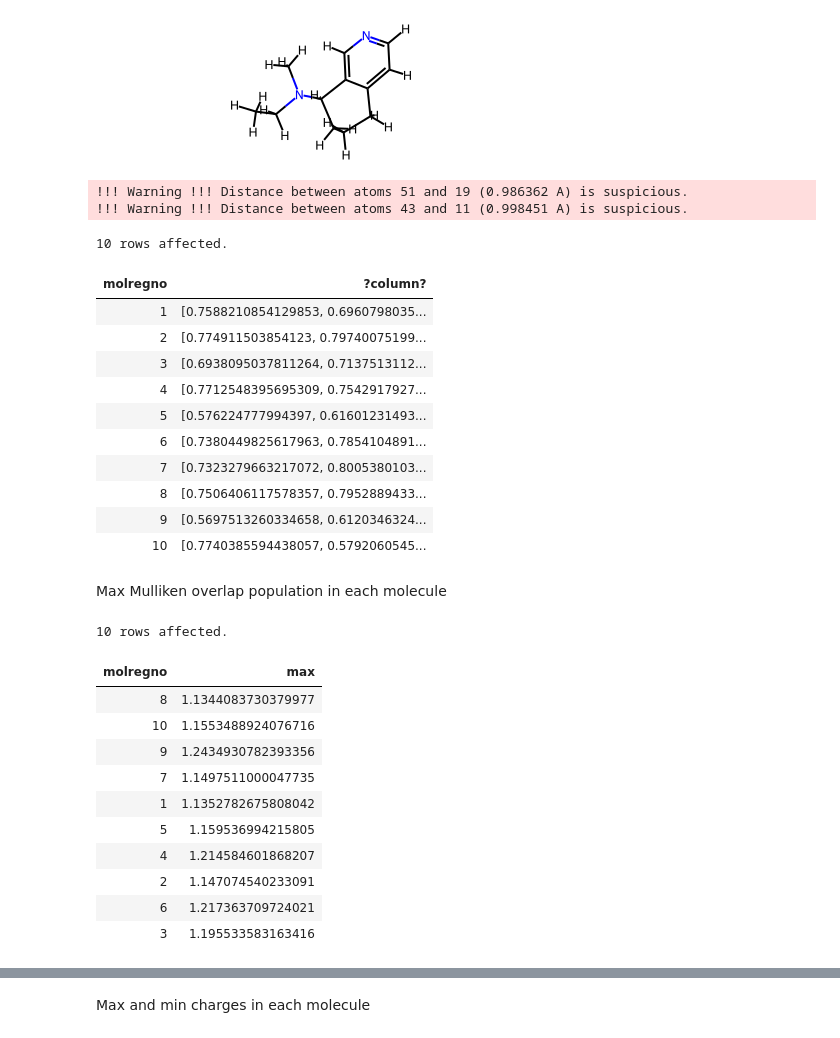
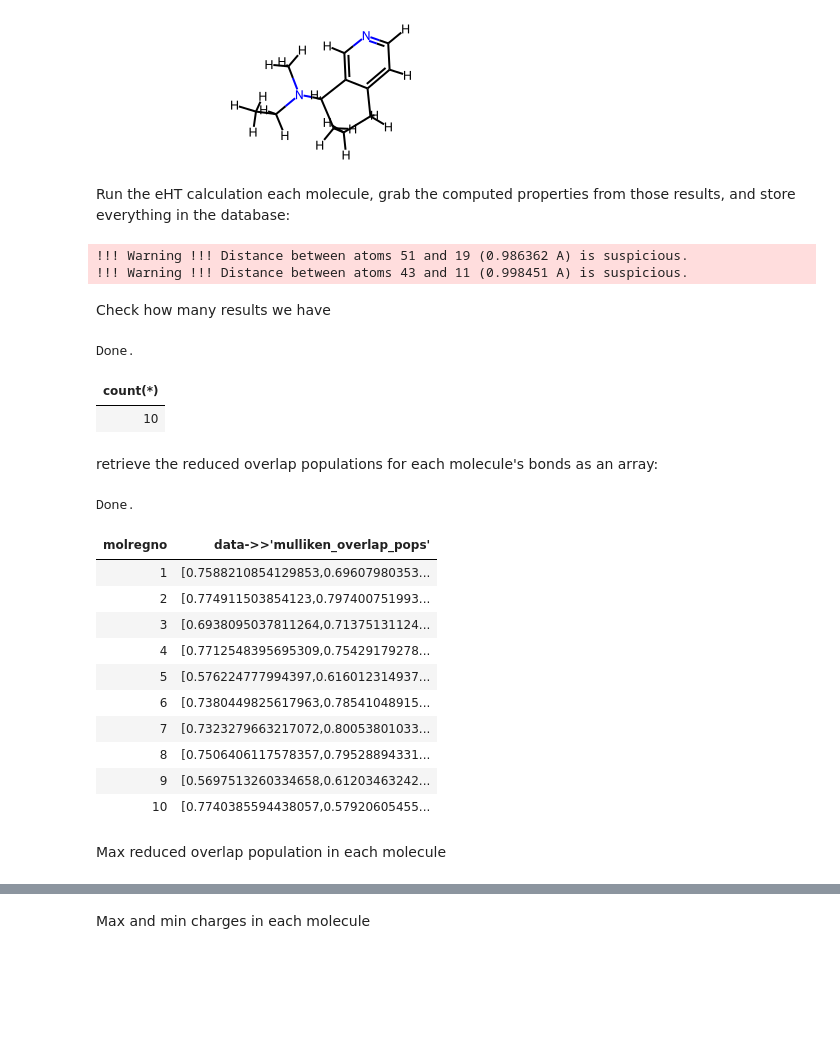
Before and after one commit to rinikerlab/lightweight-registration, a Jupyter notebook: demos/02_computational_experiment_1.ipynb, the cells around one changed output, grey strips where cells are left out. Drawn from its saved outputs; the diff is of its cells as text; code cells hidden in the pictures; blank space fills up the shorter version.

```diff
--- a/demos/02_computational_experiment_1.ipynb
+++ b/demos/02_computational_experiment_1.ipynb
@@ -359,5 +399,7 @@ m3ds[0][1]
 # %% [output]
 [interactive output not drawn]
 [figure]
+# %% [markdown]
+Run the eHT calculation each molecule, grab the computed properties from those results, and store everything in the database:
 # %%
 for mid,mh in m3ds:
@@ -382,40 +431,33 @@ cn.commit()
 # %% [output]
 !!! Warning !!! Distance between atoms 51 and 19 (0.986362 A) is suspicious.
 !!! Warning !!! Distance between atoms 43 and 11 (0.998451 A) is suspicious.
+# %% [markdown]
+Check how many results we have
+# %%
+%sql sqlite:///lwreg_experiments_demo.sqlite3 \
+    select count(*) from experiments_data where expt_uid=:qm_expt_uid
+# %% [output]
+Done.
+| count(*) |
+| 10 |
+# %% [markdown]
+retrieve the reduced overlap populations for each molecule's bonds as an array:
 # %%
-%sql postgresql://localhost/lwreg_experiments_demo \
-    select molregno,data->>'mulliken_overlap_pops' from experiments.data \
-    where experiments.data.expt_uid=:qm_expt_uid limit 10;
+%sql sqlite:///lwreg_experiments_demo.sqlite3 \
+    select molregno,data->>'mulliken_overlap_pops' from experiments_data \
+    where experiments_data.expt_uid=:qm_expt_uid limit 10;
 # %% [output]
-10 rows affected.
+Done.
-| molregno | ?column? |
-| 1 | [0.7588210854129853, 0.6960798035... |
-| 2 | [0.774911503854123, 0.79740075199... |
-| 3 | [0.6938095037811264, 0.7137513112... |
-| 4 | [0.7712548395695309, 0.7542917927... |
-| 5 | [0.576224777994397, 0.61601231493... |
-| 6 | [0.7380449825617963, 0.7854104891... |
-| 7 | [0.7323279663217072, 0.8005380103... |
-| 8 | [0.7506406117578357, 0.7952889433... |
-| 9 | [0.5697513260334658, 0.6120346324... |
-| 10 | [0.7740385594438057, 0.5792060545... |
+| molregno | data->>'mulliken_overlap_pops' |
+| 1 | [0.7588210854129853,0.69607980353... |
+| 2 | [0.774911503854123,0.797400751993... |
+| 3 | [0.6938095037811264,0.71375131124... |
+| 4 | [0.7712548395695309,0.75429179278... |
+| 5 | [0.576224777994397,0.616012314937... |
+| 6 | [0.7380449825617963,0.78541048915... |
+| 7 | [0.7323279663217072,0.80053801033... |
+| 8 | [0.7506406117578357,0.79528894331... |
+| 9 | [0.5697513260334658,0.61203463242... |
+| 10 | [0.7740385594438057,0.57920605455... |
 # %% [markdown]
-Max Mulliken overlap population in each molecule
+Max reduced overlap population in each molecule
-# %%
-%sql postgresql://localhost/lwreg_experiments_demo \
-  select molregno,max(bo::float) from experiments.data,\
-    jsonb_array_elements(data->'mulliken_overlap_pops') with ordinality arr(bo,idx) \
-    where expt_uid=:qm_expt_uid group by molregno;
-# %% [output]
-10 rows affected.
-| molregno | max |
-| 8 | 1.1344083730379977 |
-| 10 | 1.1553488924076716 |
-| 9 | 1.2434930782393356 |
-| 7 | 1.1497511000047735 |
-| 1 | 1.1352782675808042 |
-| 5 | 1.159536994215805 |
-| 4 | 1.214584601868207 |
-| 2 | 1.147074540233091 |
-| 6 | 1.217363709724021 |
-| 3 | 1.195533583163416 |
```
Also changed, not shown: parts of 40 cells of this notebook, 1 other file.
